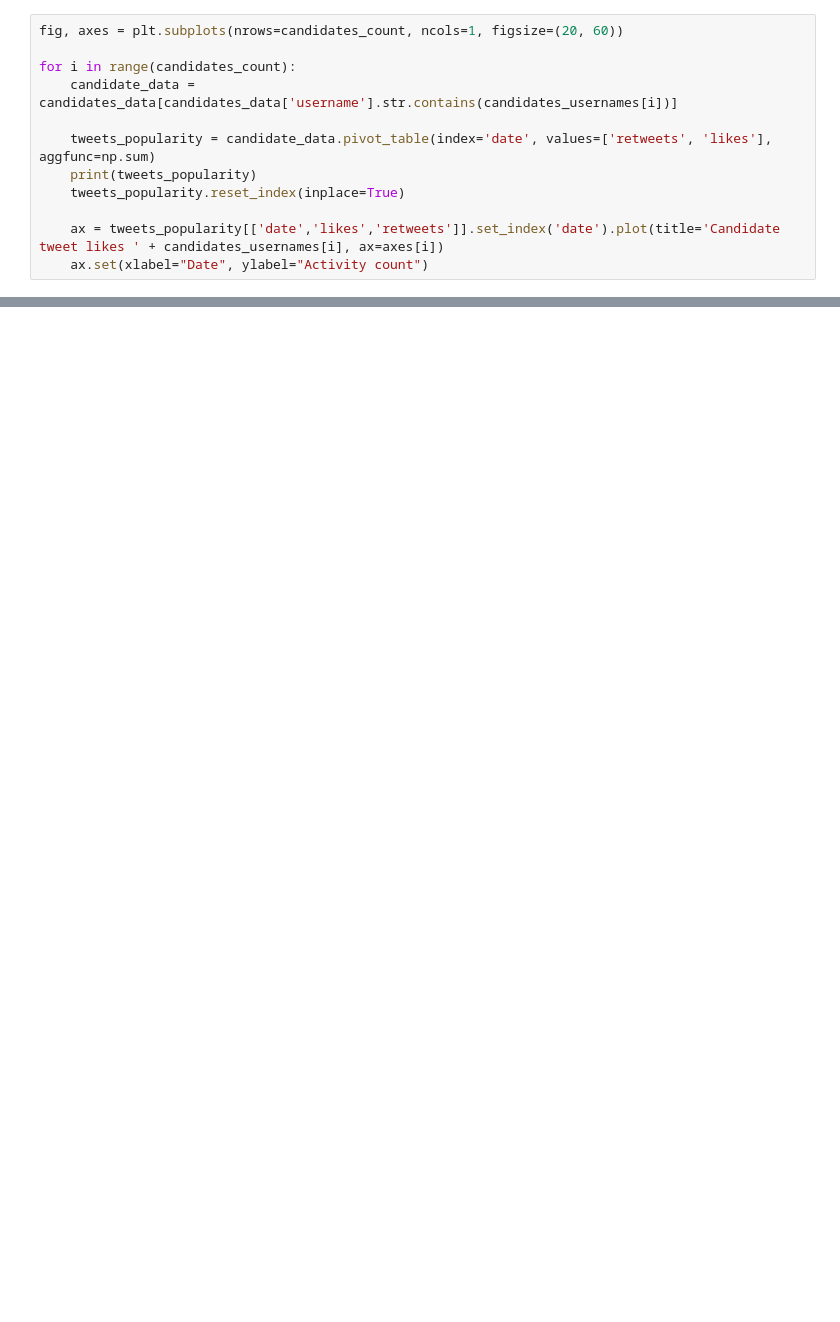
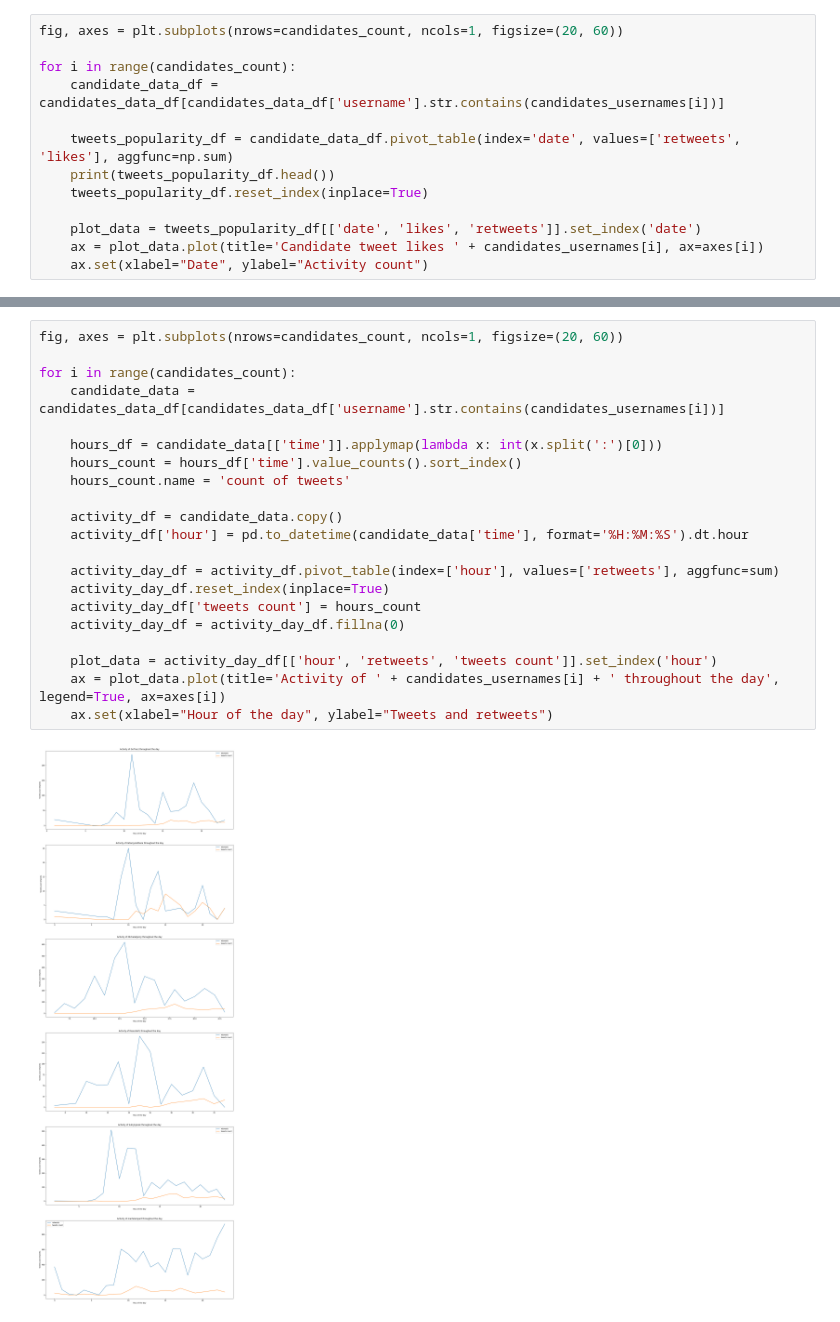
Before and after one commit to Haydart/SocialMediaAnalysis, a Jupyter notebook: local_elections/candidate_activity.ipynb, the cells around one changed output, grey strips where cells are left out. Drawn from its saved outputs; the diff is of its cells as text; blank space fills up the shorter version.

Commit message:
Plot hours of tweeting

```diff
--- a/local_elections/candidate_activity.ipynb
+++ b/local_elections/candidate_activity.ipynb
@@ -65,11 +46,12 @@ for i in range(candidates_count):
 fig, axes = plt.subplots(nrows=candidates_count, ncols=1, figsize=(20, 60))
 
 for i in range(candidates_count):
-    candidate_data = candidates_data[candidates_data['username'].str.contains(candidates_usernames[i])]
+    candidate_data_df = candidates_data_df[candidates_data_df['username'].str.contains(candidates_usernames[i])]
 
-    tweets_popularity = candidate_data.pivot_table(index='date', values=['retweets', 'likes'], aggfunc=np.sum)
-    print(tweets_popularity)
-    tweets_popularity.reset_index(inplace=True)
+    tweets_popularity_df = candidate_data_df.pivot_table(index='date', values=['retweets', 'likes'], aggfunc=np.sum)
+    print(tweets_popularity_df.head())
+    tweets_popularity_df.reset_index(inplace=True)
 
-    ax = tweets_popularity[['date','likes','retweets']].set_index('date').plot(title='Candidate tweet likes ' + candidates_usernames[i], ax=axes[i])
+    plot_data = tweets_popularity_df[['date', 'likes', 'retweets']].set_index('date')
+    ax = plot_data.plot(title='Candidate tweet likes ' + candidates_usernames[i], ax=axes[i])
     ax.set(xlabel="Date", ylabel="Activity count")
@@ -94,0 +58,23 @@ date
+# %%
+fig, axes = plt.subplots(nrows=candidates_count, ncols=1, figsize=(20, 60))
+
+for i in range(candidates_count):
+    candidate_data = candidates_data_df[candidates_data_df['username'].str.contains(candidates_usernames[i])]
+
+    hours_df = candidate_data[['time']].applymap(lambda x: int(x.split(':')[0]))
+    hours_count = hours_df['time'].value_counts().sort_index()
+    hours_count.name = 'count of tweets'
+
+    activity_df = candidate_data.copy()
+    activity_df['hour'] = pd.to_datetime(candidate_data['time'], format='%H:%M:%S').dt.hour
+
+    activity_day_df = activity_df.pivot_table(index=['hour'], values=['retweets'], aggfunc=sum)
+    activity_day_df.reset_index(inplace=True)
+    activity_day_df['tweets count'] = hours_count
+    activity_day_df = activity_day_df.fillna(0)
+
+    plot_data = activity_day_df[['hour', 'retweets', 'tweets count']].set_index('hour')
+    ax = plot_data.plot(title='Activity of ' + candidates_usernames[i] + ' throughout the day', legend=True, ax=axes[i])
+    ax.set(xlabel="Hour of the day", ylabel="Tweets and retweets")
+# %% [output]
+[figure, added]
```
Also changed, not shown: parts of 4 cells of this notebook.
